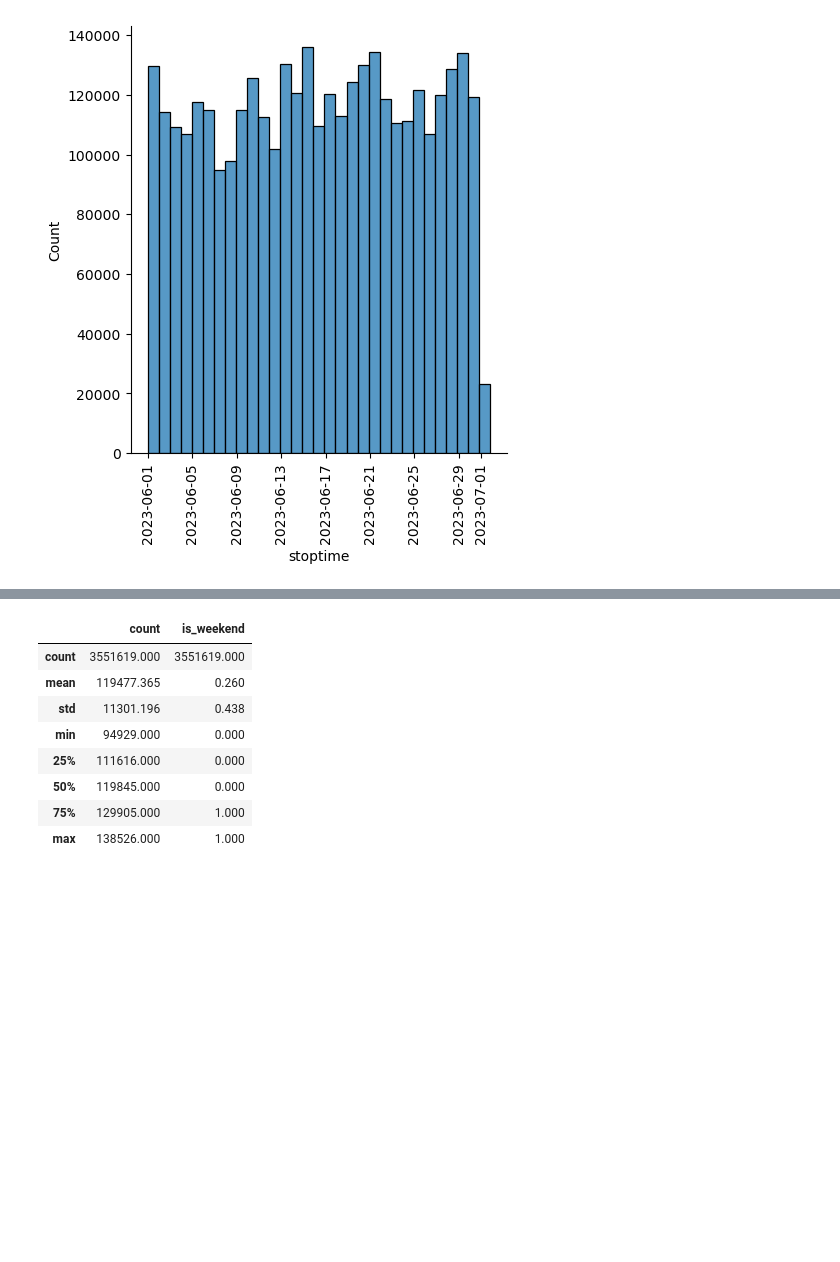
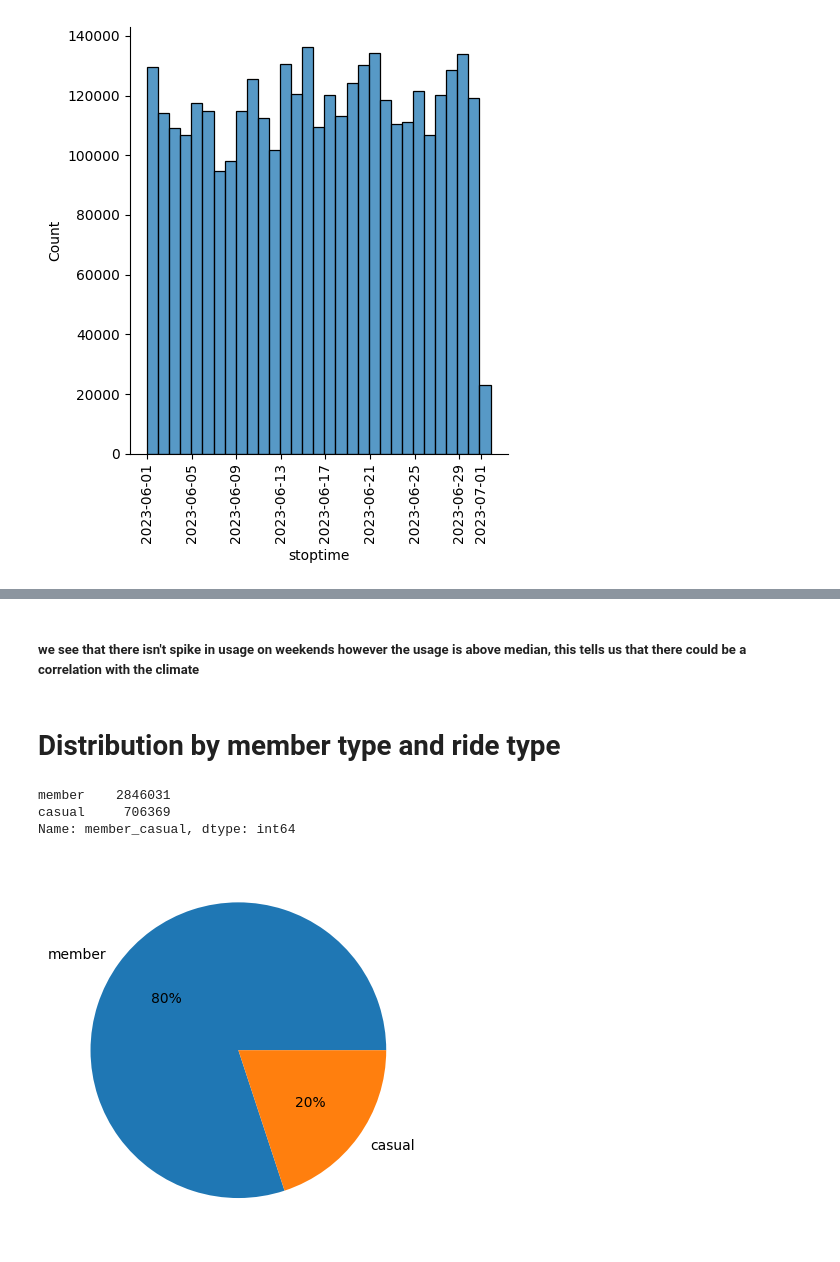
Before and after one commit to mihirajgaonkar/citibikeanalysis, a Jupyter notebook: Citibike June data first draft .ipynb, the cells around one changed output, grey strips where cells are left out. Drawn from its saved outputs; the diff is of its cells as text; code cells hidden in the pictures; blank space fills up the shorter version.

```diff
--- a/Citibike June data first draft .ipynb
+++ b/Citibike June data first draft .ipynb
@@ -341,12 +281,17 @@ day_counts = day_counts[day_counts['stoptime'].dt.month == 6]
-# %%
-round(day_counts.describe(), 3)
-# %% [output]
-|  | count | is_weekend |
-| count | 3551619.000 | 3551619.000 |
-| mean | 119477.365 | 0.260 |
-| std | 11301.196 | 0.438 |
-| min | 94929.000 | 0.000 |
-| 25% | 111616.000 | 0.000 |
-| 50% | 119845.000 | 0.000 |
-| 75% | 129905.000 | 1.000 |
-| max | 138526.000 | 1.000 |
+# %% [markdown]
+##### we see that there isn't spike in usage on weekends however the usage is above median, this tells us that there could be a correlation with the climate
+# %% [markdown]
+# Distribution by member type and ride type
+# %%
+df=df_clean
+# %%
+df['member_casual'].value_counts()
+# %% [output]
+member    2846031
+casual     706369
+Name: member_casual, dtype: int64
+# %%
+plt.pie(df['member_casual'].value_counts(), labels=df['member_casual'].unique(), autopct='%.0f%%')
+plt.show()
+# %% [output]
+[figure, added]
```
Also changed, not shown: parts of 29 cells of this notebook.
